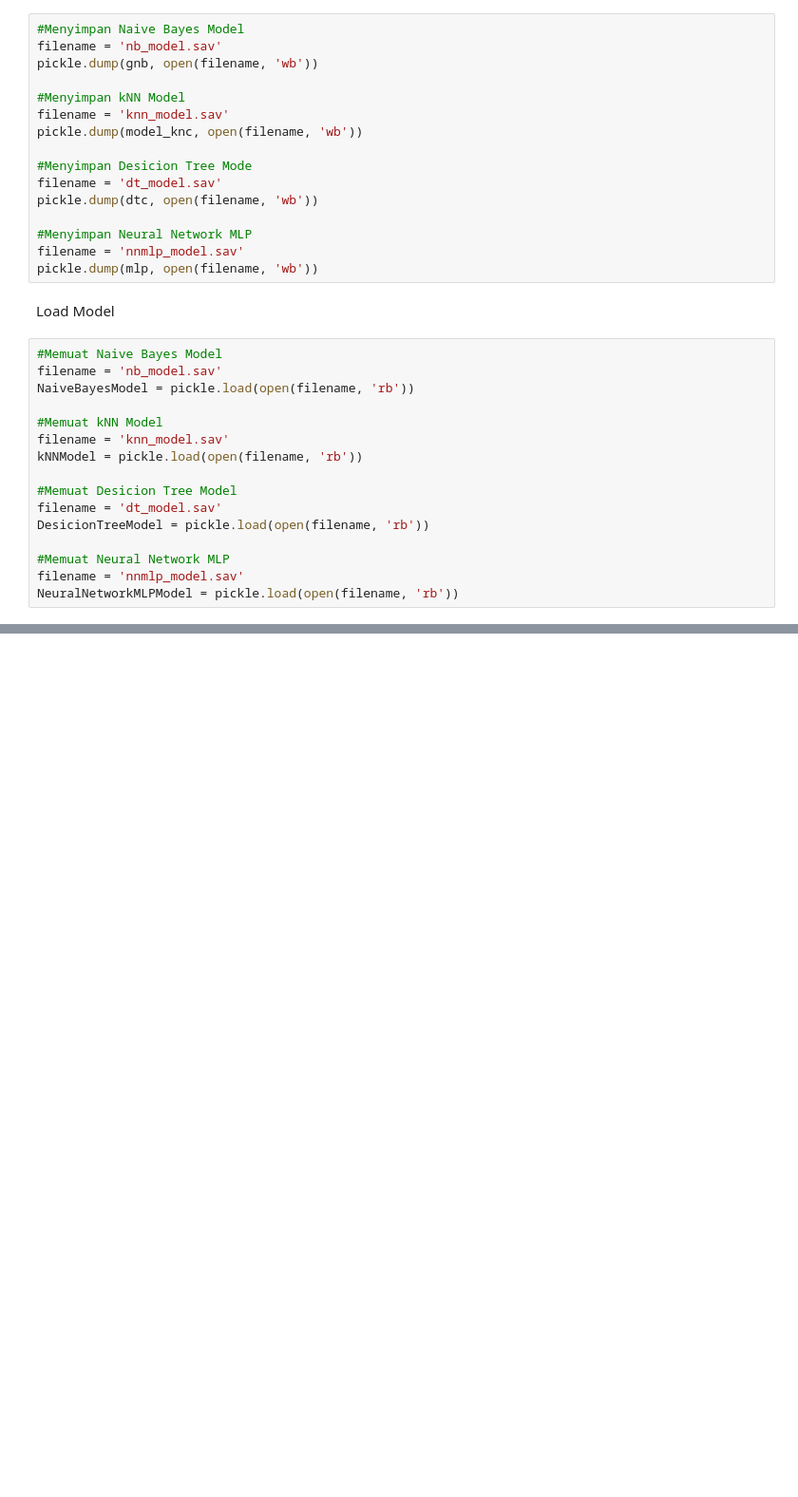
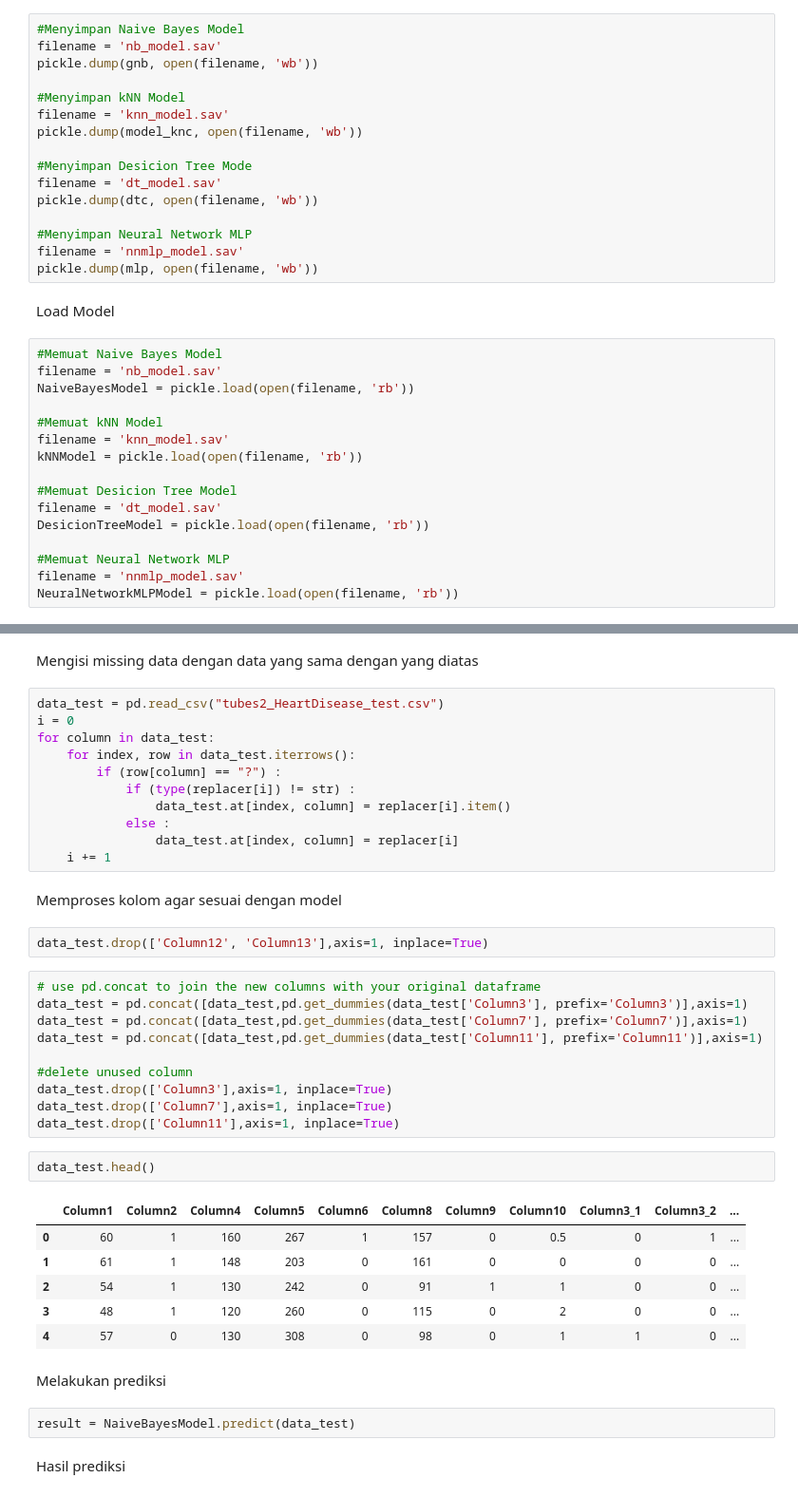
Before and after one commit to HagaiRaja/tubes2-1i-HeartDisease, a Jupyter notebook: Tubes2A_13516004.ipynb, the cells around one changed output, grey strips where cells are left out. Shown at 95% size. Cells and saved outputs as stored; diff of their text form; blank space fills up the shorter version.

Commit message:
Adding data test prediction

```diff
--- a/Tubes2A_13516004.ipynb
+++ b/Tubes2A_13516004.ipynb
@@ -761,0 +768,42 @@ NeuralNetworkMLPModel = pickle.load(open(filename, 'rb'))
+# %% [markdown]
+Mengisi missing data dengan data yang sama dengan yang diatas
+# %%
+data_test = pd.read_csv("tubes2_HeartDisease_test.csv")
+i = 0
+for column in data_test:
+    for index, row in data_test.iterrows():
+        if (row[column] == "?") :
+            if (type(replacer[i]) != str) :
+                data_test.at[index, column] = replacer[i].item()
+            else :
+                data_test.at[index, column] = replacer[i]
+    i += 1
+# %% [markdown]
+Memproses kolom agar sesuai dengan model
+# %%
+data_test.drop(['Column12', 'Column13'],axis=1, inplace=True)
+# %%
+# use pd.concat to join the new columns with your original dataframe
+data_test = pd.concat([data_test,pd.get_dummies(data_test['Column3'], prefix='Column3')],axis=1)
+data_test = pd.concat([data_test,pd.get_dummies(data_test['Column7'], prefix='Column7')],axis=1)
+data_test = pd.concat([data_test,pd.get_dummies(data_test['Column11'], prefix='Column11')],axis=1)
+
+#delete unused column
+data_test.drop(['Column3'],axis=1, inplace=True)
+data_test.drop(['Column7'],axis=1, inplace=True)
+data_test.drop(['Column11'],axis=1, inplace=True)
+# %%
+data_test.head()
+# %% [output]
+|  | Column1 | Column2 | Column4 | Column5 | Column6 | Column8 | Column9 | Column10 | Column3_1 | Column3_2 | ... |
+| 0 | 60 | 1 | 160 | 267 | 1 | 157 | 0 | 0.5 | 0 | 1 | ... |
+| 1 | 61 | 1 | 148 | 203 | 0 | 161 | 0 | 0 | 0 | 0 | ... |
+| 2 | 54 | 1 | 130 | 242 | 0 | 91 | 1 | 1 | 0 | 0 | ... |
+| 3 | 48 | 1 | 120 | 260 | 0 | 115 | 0 | 2 | 0 | 0 | ... |
+| 4 | 57 | 0 | 130 | 308 | 0 | 98 | 0 | 1 | 1 | 0 | ... |
+# %% [markdown]
+Melakukan prediksi
+# %%
+result = NaiveBayesModel.predict(data_test)
+# %% [markdown]
+Hasil prediksi
```
Also changed, not shown: parts of 3 cells of this notebook.
